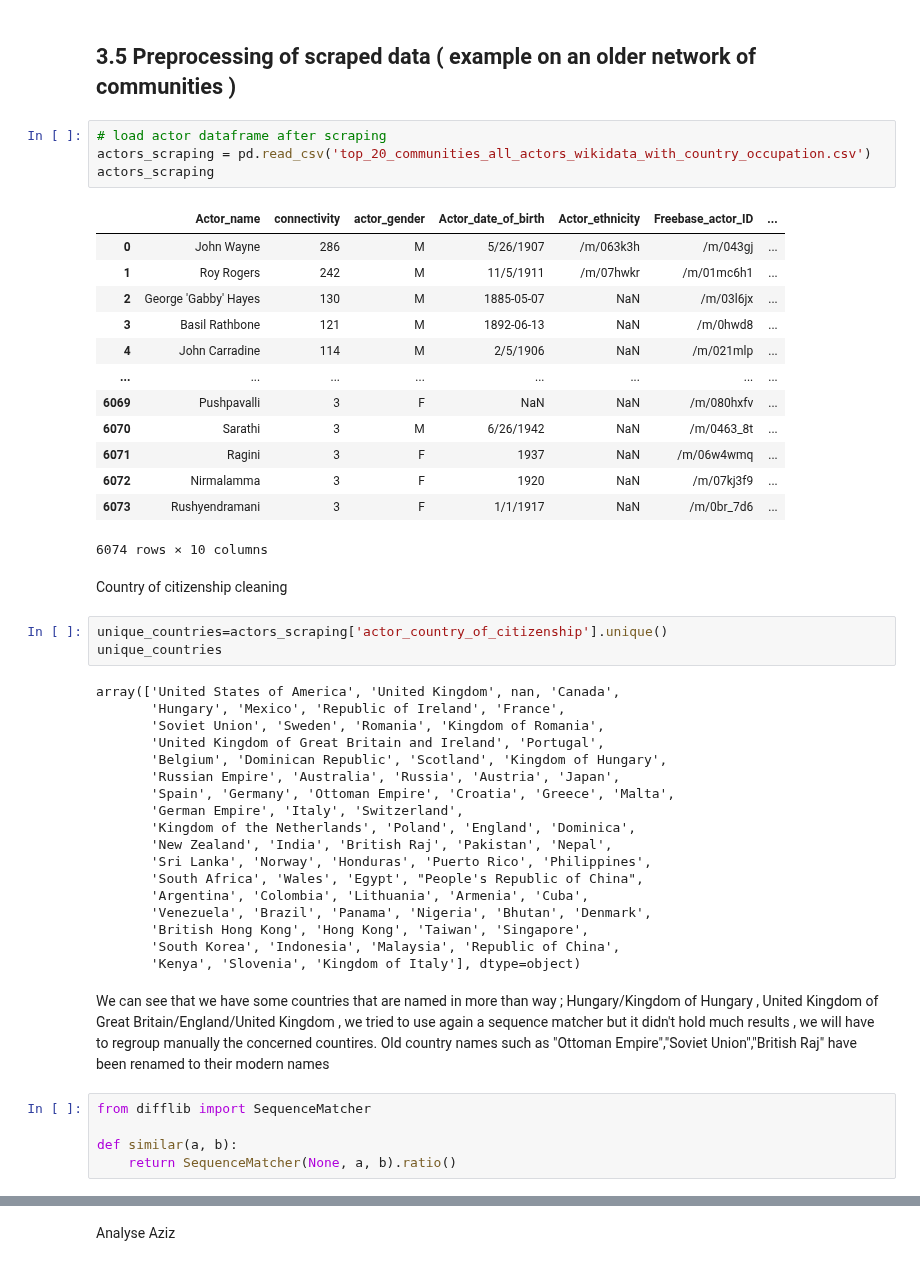
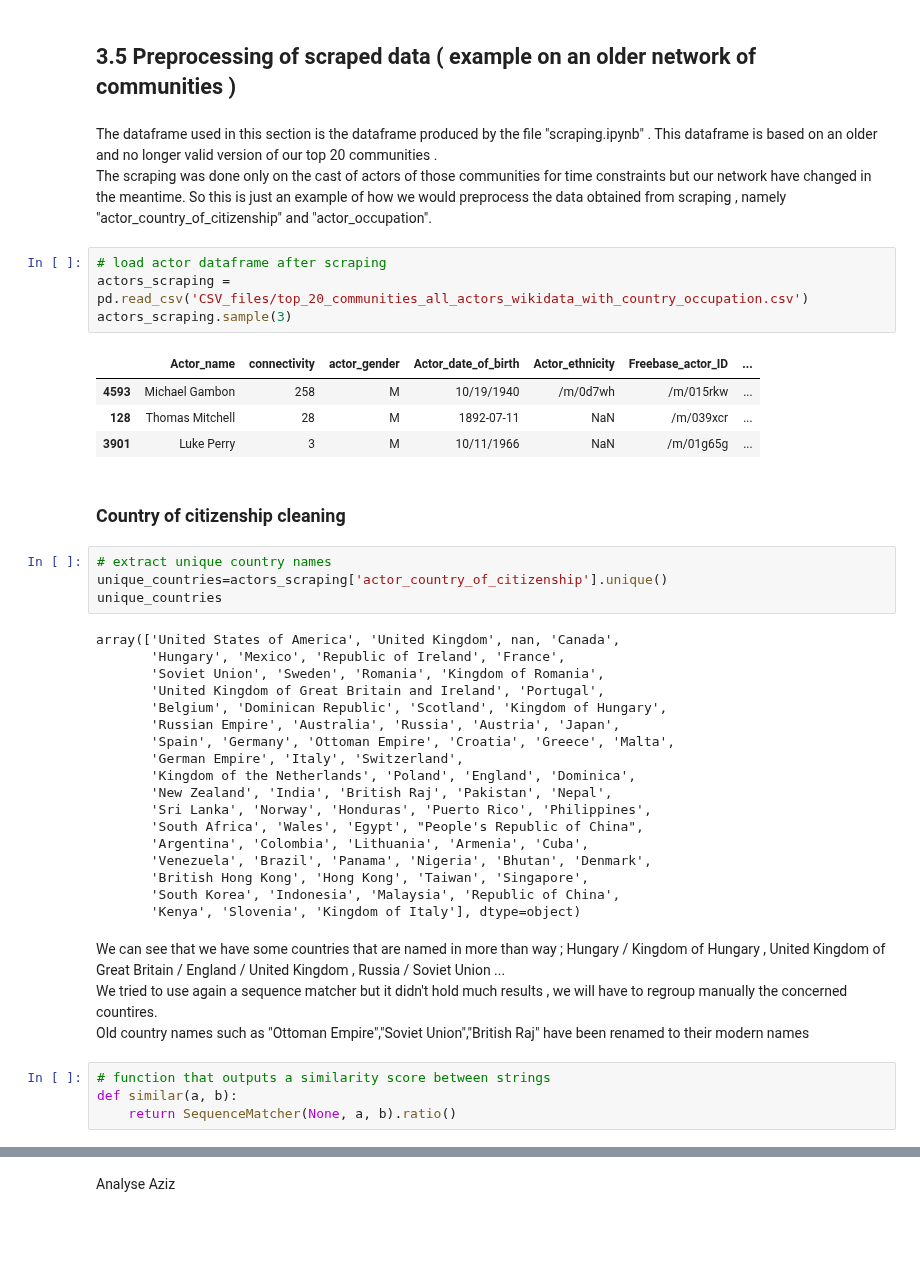
Before and after one commit to epfl-ada/ada-2022-project-addaxx, a Jupyter notebook: CMU.ipynb, the cells around one changed output, grey strips where cells are left out. Saved outputs shown, nothing was run; the diff lists cells and outputs as text; blank space fills up the shorter version.

Commit message:
Scraping preprocessing done

```diff
--- a/CMU.ipynb
+++ b/CMU.ipynb
@@ -504,27 +505,23 @@ movies_com_metadata.to_csv('movies_communities_metadata.csv')
 #we still need to clean the Movie_languages, Movie_countries and Movie_genre ?
 # %% [markdown]
 ## 3.5 Preprocessing of scraped data ( example on an older network of communities )
+# %% [markdown]
+The dataframe used in this section is the dataframe produced by the file "scraping.ipynb" .
+This dataframe is based on an older and no longer valid version of our top 20 communities .
+<br /> The scraping was done only on the cast of actors of those communities for time constraints but our network have changed in the meantime. So this is just an example of how we would preprocess the data obtained from scraping ,  namely "actor_country_of_citizenship" and "actor_occupation".
 # %%
 # load actor dataframe after scraping
-actors_scraping = pd.read_csv('top_20_communities_all_actors_wikidata_with_country_occupation.csv')
-actors_scraping
+actors_scraping = pd.read_csv('CSV_files/top_20_communities_all_actors_wikidata_with_country_occupation.csv')
+actors_scraping.sample(3)
 # %% [output]
 |  | Actor_name | connectivity | actor_gender | Actor_date_of_birth | Actor_ethnicity | Freebase_actor_ID | ... |
-| 0 | John Wayne | 286 | M | 5/26/1907 | /m/063k3h | /m/043gj | ... |
-| 1 | Roy Rogers | 242 | M | 11/5/1911 | /m/07hwkr | /m/01mc6h1 | ... |
-| 2 | George 'Gabby' Hayes | 130 | M | 1885-05-07 | NaN | /m/03l6jx | ... |
-| 3 | Basil Rathbone | 121 | M | 1892-06-13 | NaN | /m/0hwd8 | ... |
-| 4 | John Carradine | 114 | M | 2/5/1906 | NaN | /m/021mlp | ... |
-| ... | ... | ... | ... | ... | ... | ... | ... |
-| 6069 | Pushpavalli | 3 | F | NaN | NaN | /m/080hxfv | ... |
-| 6070 | Sarathi | 3 | M | 6/26/1942 | NaN | /m/0463_8t | ... |
-| 6071 | Ragini | 3 | F | 1937 | NaN | /m/06w4wmq | ... |
-| 6072 | Nirmalamma | 3 | F | 1920 | NaN | /m/07kj3f9 | ... |
-| 6073 | Rushyendramani | 3 | F | 1/1/1917 | NaN | /m/0br_7d6 | ... |
+| 4593 | Michael Gambon | 258 | M | 10/19/1940 | /m/0d7wh | /m/015rkw | ... |
+| 128 | Thomas Mitchell | 28 | M | 1892-07-11 | NaN | /m/039xcr | ... |
+| 3901 | Luke Perry | 3 | M | 10/11/1966 | NaN | /m/01g65g | ... |
-6074 rows × 10 columns
 # %% [markdown]
-Country of citizenship cleaning
+### Country of citizenship cleaning
 # %%
+# extract unique country names
 unique_countries=actors_scraping['actor_country_of_citizenship'].unique()
 unique_countries
 # %% [output]
@@ -546,10 +543,9 @@ array(['United States of America', 'United Kingdom', nan, 'Canada',
        'South Korea', 'Indonesia', 'Malaysia', 'Republic of China',
        'Kenya', 'Slovenia', 'Kingdom of Italy'], dtype=object)
 # %% [markdown]
-We can see that we have some countries that are named in more than way ; Hungary/Kingdom of Hungary , United Kingdom of Great Britain/England/United Kingdom , we tried to use again a sequence matcher but it didn't hold much results , we will have to regroup manually the concerned countires. Old country names such as "Ottoman Empire","Soviet Union","British Raj" have been renamed to their modern names
+We can see that we have some countries that are named in more than way ; Hungary / Kingdom of Hungary , United Kingdom of Great Britain / England / United Kingdom , Russia / Soviet Union ... <br /> We tried to use again a sequence matcher but it didn't hold much results , we will have to regroup manually the concerned countires. <br /> Old country names such as "Ottoman Empire","Soviet Union","British Raj" have been renamed to their modern names
 # %%
-from difflib import SequenceMatcher
-
+# function that outputs a similarity score between strings
 def similar(a, b):
     return SequenceMatcher(None, a, b).ratio()
 # %%
```
Also changed, not shown: parts of 16 cells of this notebook.
